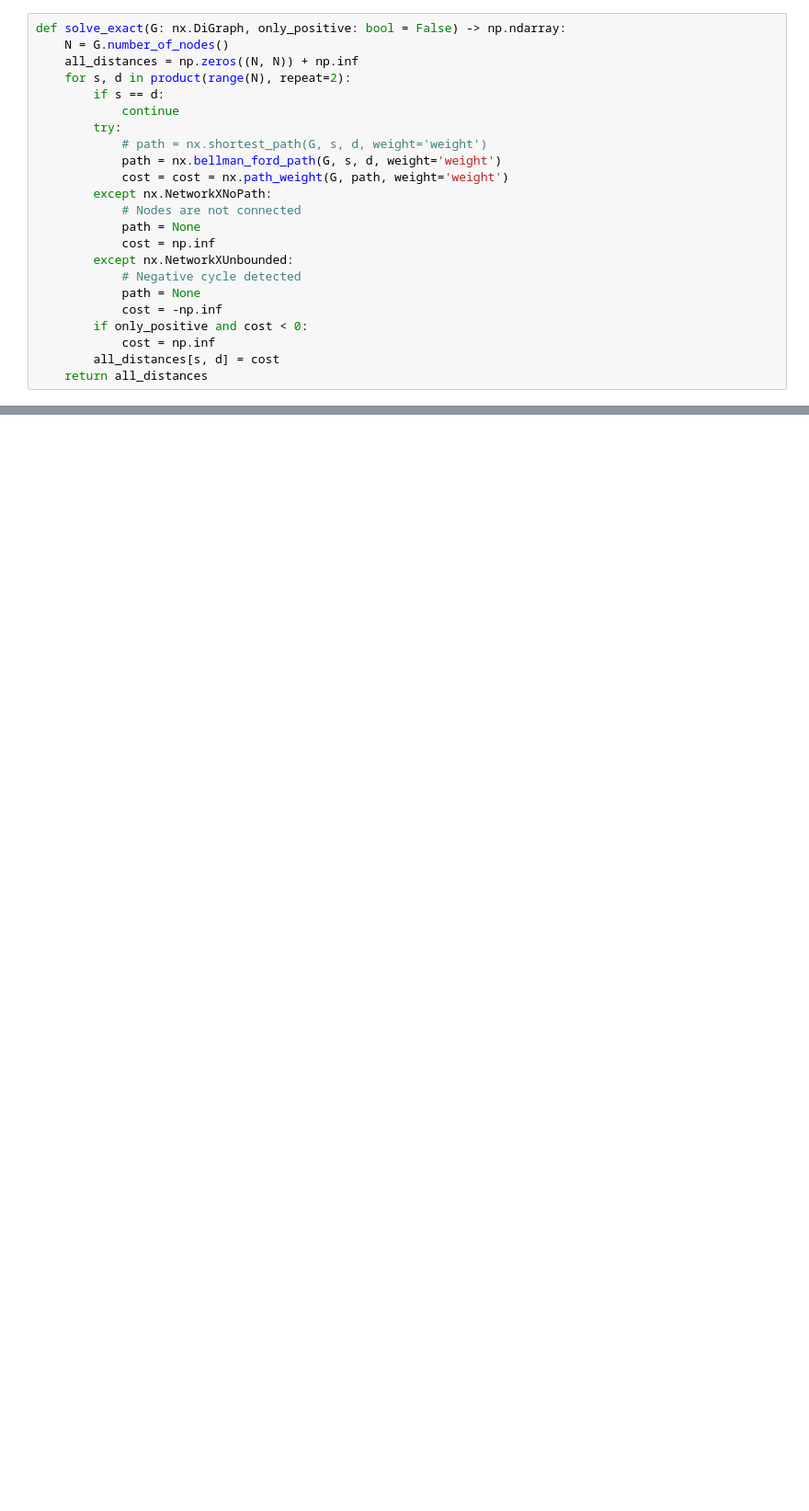
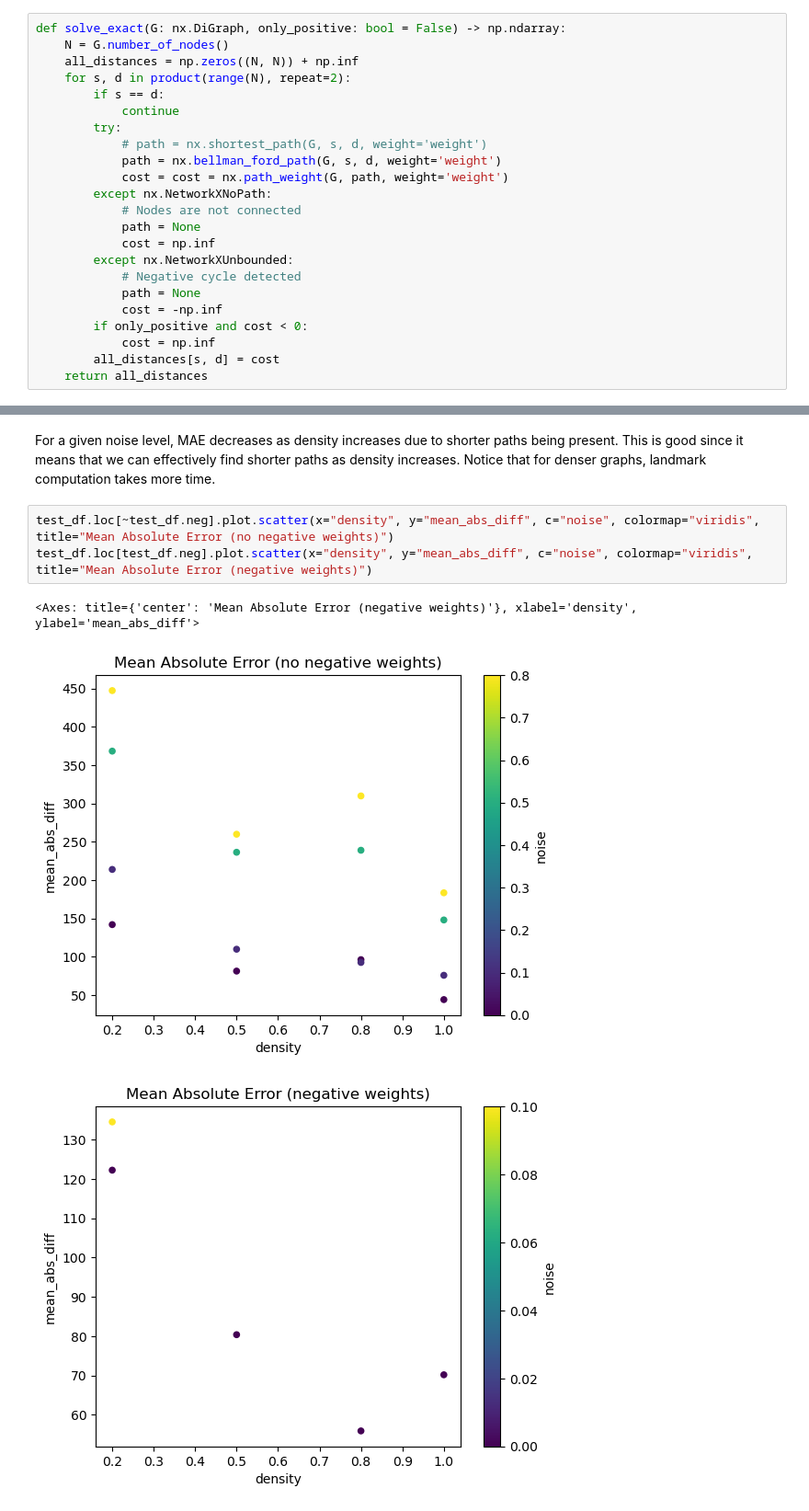
Before and after one commit to aleperlo/CI2025_lab3, a Jupyter notebook: path.ipynb, the cells around one changed output, grey strips where cells are left out. Shown: that part at 92% size. Saved outputs shown, nothing was run; the diff lists cells and outputs as text; blank space fills up the shorter version.

```diff
--- a/path.ipynb
+++ b/path.ipynb
@@ -150,0 +239,11 @@ for t in tqdm(iterator, total=iterator_size):
+# %% [markdown]
+For a given noise level, MAE decreases as density increases due to shorter paths being present.
+This is good since it means that we can effectively find shorter paths as density increases.
+Notice that for denser graphs, landmark computation takes more time.
+# %%
+test_df.loc[~test_df.neg].plot.scatter(x="density", y="mean_abs_diff", c="noise", colormap="viridis", title="Mean Absolute Error (no negative weights)")
+test_df.loc[test_df.neg].plot.scatter(x="density", y="mean_abs_diff", c="noise", colormap="viridis", title="Mean Absolute Error (negative weights)")
+# %% [output]
+<Axes: title={'center': 'Mean Absolute Error (negative weights)'}, xlabel='density', ylabel='mean_abs_diff'>
+[figure, added]
+[figure, added]
```
Also changed, not shown: parts of 19 cells of this notebook, 1 other file.
